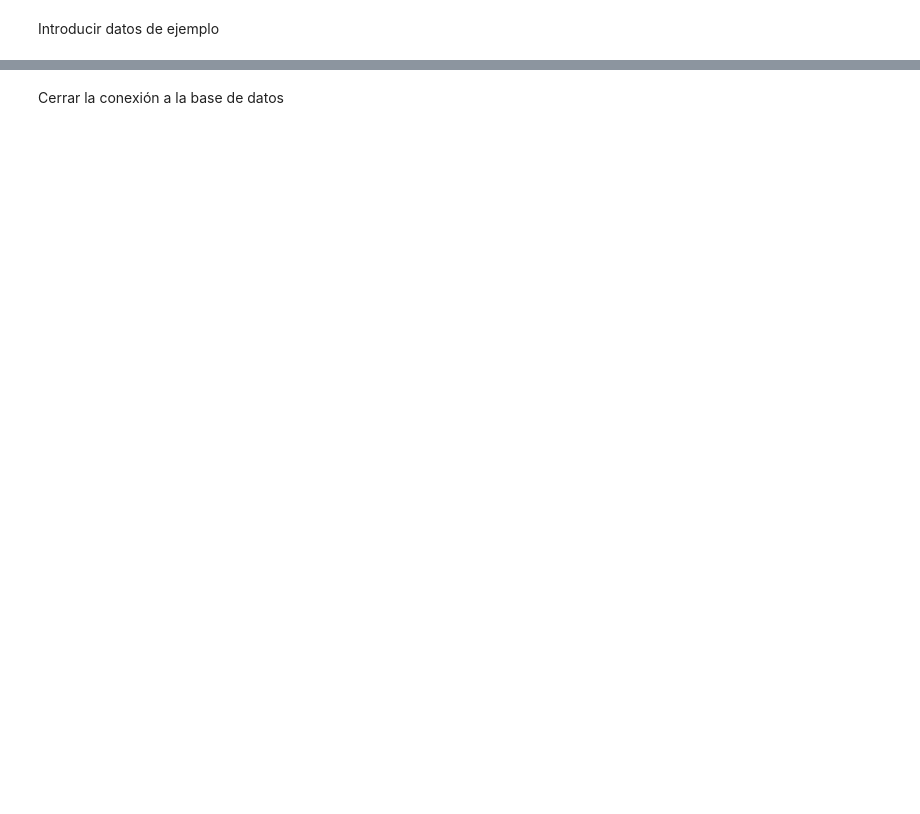
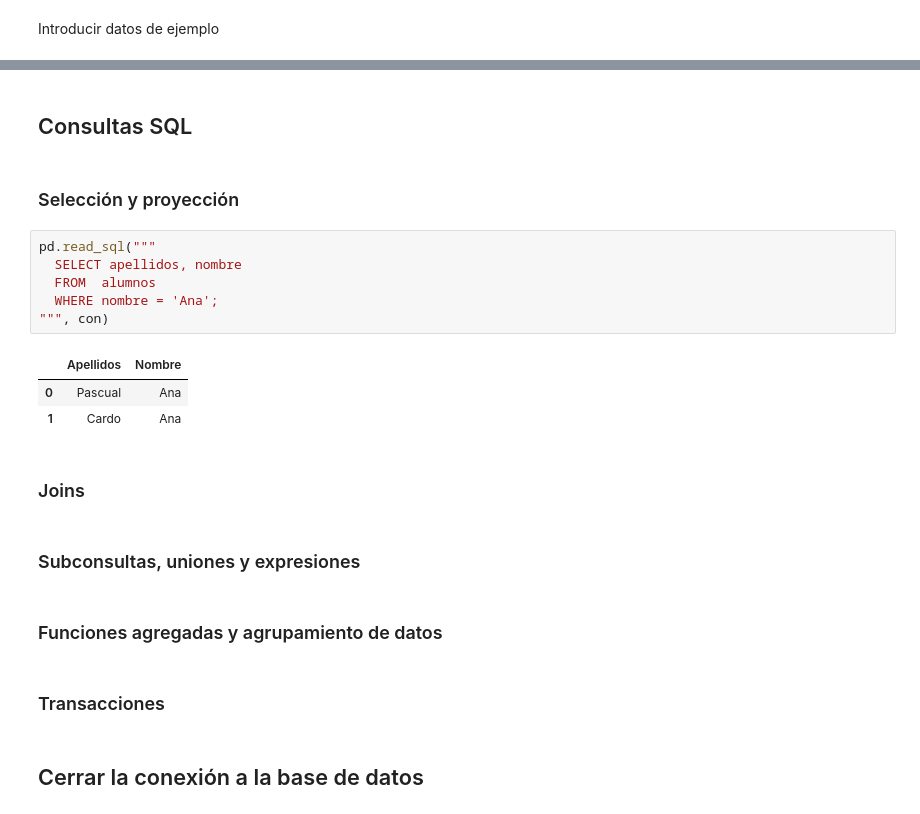
Before and after one commit to cursosLabra/introBBDD, a Jupyter notebook: Books/presentacion.ipynb, the cells around one changed output, grey strips where cells are left out. Saved outputs shown, nothing was run; the diff lists cells and outputs as text; blank space fills up the shorter version.

```diff
--- a/Books/presentacion.ipynb
+++ b/Books/presentacion.ipynb
@@ -72,2 +225,24 @@ df
+# %% [markdown]
+## Consultas SQL
+# %% [markdown]
+### Selección y proyección
+# %%
+pd.read_sql("""
+  SELECT apellidos, nombre
+  FROM  alumnos
+  WHERE nombre = 'Ana';
+""", con)
+# %% [output]
+|  | Apellidos | Nombre |
+| 0 | Pascual | Ana |
+| 1 | Cardo | Ana |
+# %% [markdown]
+### Joins
+# %% [markdown]
+### Subconsultas, uniones y expresiones
+# %% [markdown]
+### Funciones agregadas y agrupamiento de datos
+# %% [markdown]
+### Transacciones
 # %% [markdown]
-Cerrar la conexión a la base de datos
+## Cerrar la conexión a la base de datos
```
Also changed, not shown: parts of 38 cells of this notebook.
